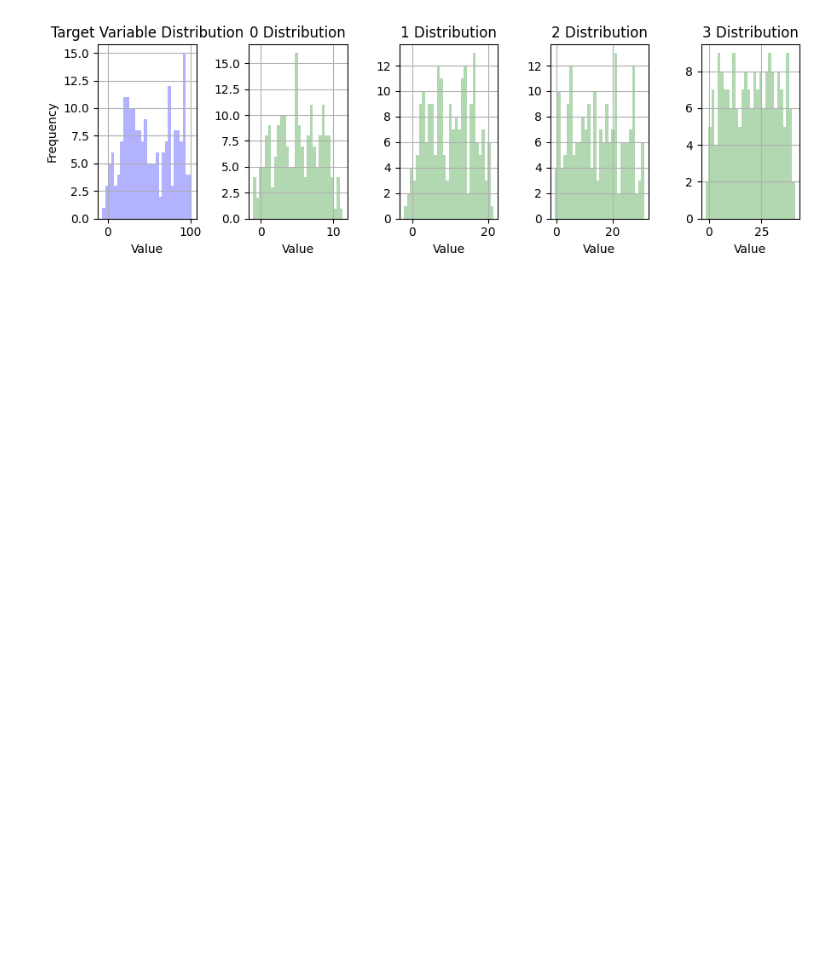
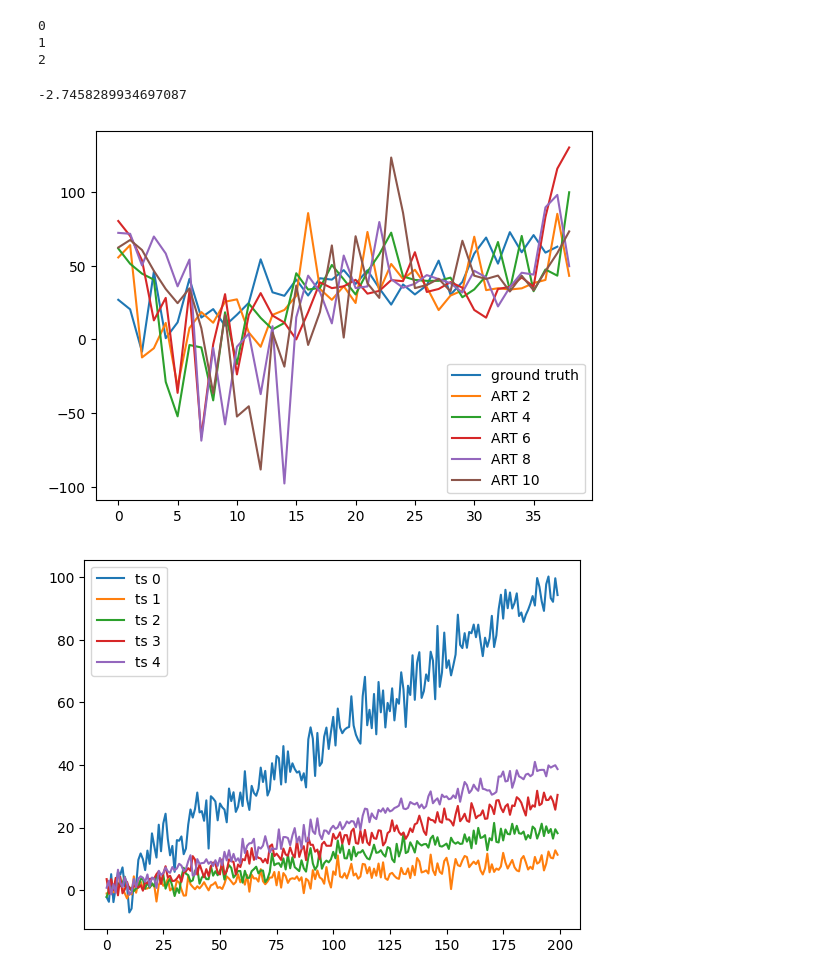
Before and after one commit to TiesHRL/DyART, a Jupyter notebook: Code/Test_script.ipynb, the cells around one changed output. Drawn from its saved outputs; the diff is of its cells as text; code cells hidden in the pictures; blank space fills up the shorter version.

```diff
--- a/Code/Test_script.ipynb
+++ b/Code/Test_script.ipynb
@@ -91,7 +110,7 @@ def generate_synthetic_data_df_multivar(n_samples=200, n_exog_vars=4):
 
     for i in range(n_exog_vars):
         # Exogenous variable
-        exog_data[i] = np.linspace(0, 10*(i+1), n_samples) + np.random.normal(0, 1, n_samples)
+        exog_data[i] = np.linspace(0, 10*(i+1), n_samples) + np.random.normal(0, 2, n_samples)
 
     # Create a DataFrame for exogenous variables
     exog_df = pd.DataFrame(exog_data)
@@ -335,22 +477,24 @@ class AutoregressiveTree:
             else:
                 return node['right']
 # %%
-p = 3
+p = 4
 df_temp2 = pd.concat([synthetic_target,synthetic_exog], axis=1)
-# print(df_temp2.shape)
+df_temp2.columns = range(df_temp2.shape[1])
 
-# ts_train, ts_valid, ts_test, ts_param = preprocessing(df_temp[0], method='normalization')
+ts_train, ts_valid, ts_test, ts_param = preprocessing(df_temp2, method='normalization')
+
 train = []
 for s in ts_train:
     temp = []
     for i in range(len(s) - (p + 1)):
         temp.append(s[i:i + p + 1])
+
+
     train.append(temp)
-
-d = train[0][0:200]
-d_exog = train[1:][0:100]
+d = train[0]
 # print(len(d), len(d[0]))
-ART = AutoregressiveTree(p)
-tree = ART.build_tree(d,100,3)
+d_exog = train[1:]
+ART = AutoregressiveTree(3)
+# tree = ART.build_tree(d, d_exog, 10, 3)
 
 ART.print_tree(tree)
@@ -357,29 +519,11 @@ ART.print_tree(tree)
-# %%
-def plot_data_distributions_grid(target_df, exog_df):
-    """
-    Plots the distributions of the target and multiple exogenous variables in a grid layout.
-    """
-    n_exog_vars = exog_df.shape[1]
-
-    fig, axes = plt.subplots(nrows=1, ncols=n_exog_vars+1, figsize=(9, 3))
-
-    # Plotting target variable distribution
-    target_df[0].hist(ax=axes[0], bins=30, color='blue', alpha=0.3)
-    axes[0].set_title("Target Variable Distribution")
-    axes[0].set_xlabel("Value")
-    axes[0].set_ylabel("Frequency")
-
-    # Plotting exogenous variable distributions
-    for i, col in enumerate(exog_df.columns):
-        exog_df[col].hist(ax=axes[i+1], bins=30, color='green', alpha=0.3)
-        axes[i+1].set_title(f"{col} Distribution")
-        axes[i+1].set_xlabel("Value")
-
-    plt.tight_layout()
-    plt.show()
-
-plot_data_distributions_grid(synthetic_target, synthetic_exog)
-
-merged_pd = pd.concat([synthetic_target,synthetic_exog],axis=1)
-# %% [output]
-[figure, removed]
+# %%
+ex = ART.exog
+for i in range(len(avg)):
+    print(i)
+    avg = np.min(ex[i])
+avg
+# %% [output]
+0
+1
+2
+-2.7458289934697087
@@ -478,3 +691,21 @@ def time_series_pred(data, time_series_index, pred_method, max_p, preprocessing_
+# %%
+# plt.plot(pd.DataFrame(valid_prediction_list_cumsum).T, label = 'ART')
+plt.plot(d_val_cumsum, label = 'ground truth' )
+i=1
+for plot in (pd.DataFrame(valid_prediction_list_cumsum).to_numpy()):
+    if i%2 == 0:
+        plt.plot(plot, label="ART {}".format(i))
+    i += 1
+plt.legend()
+plt.show()
+
+for i, val in df_temp2.T.iterrows():
+    plt.plot(val, label = "ts {}".format(i))
+plt.legend()
+plt.show()
+# %% [output]
+[figure, added]
+[figure, added]
 # %%
 def hit_rate(ts_true, ts_pred):
     diff_true = np.diff(ts_true)
```
Also changed, not shown: parts of 12 cells of this notebook, 5 other files.
